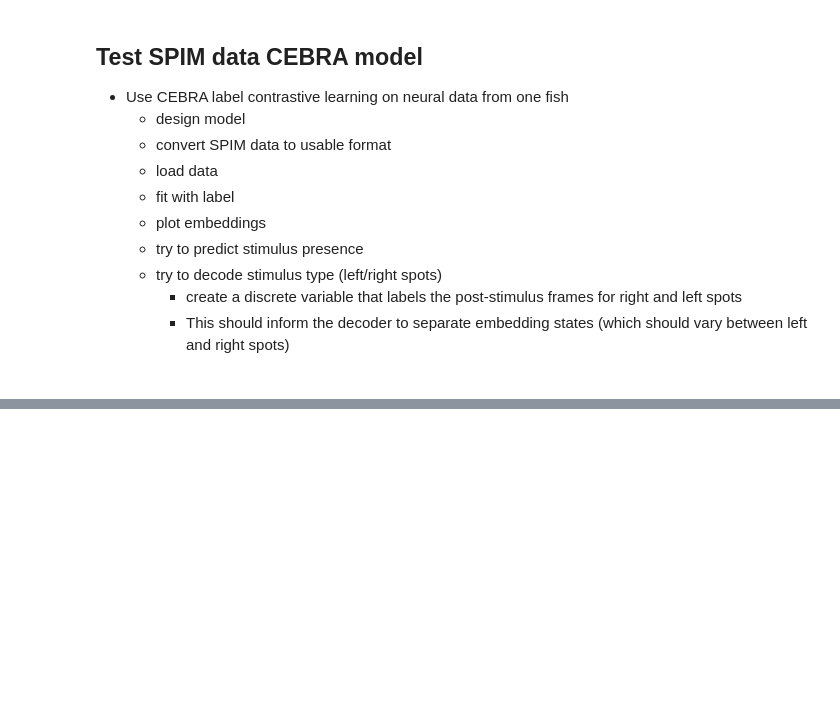
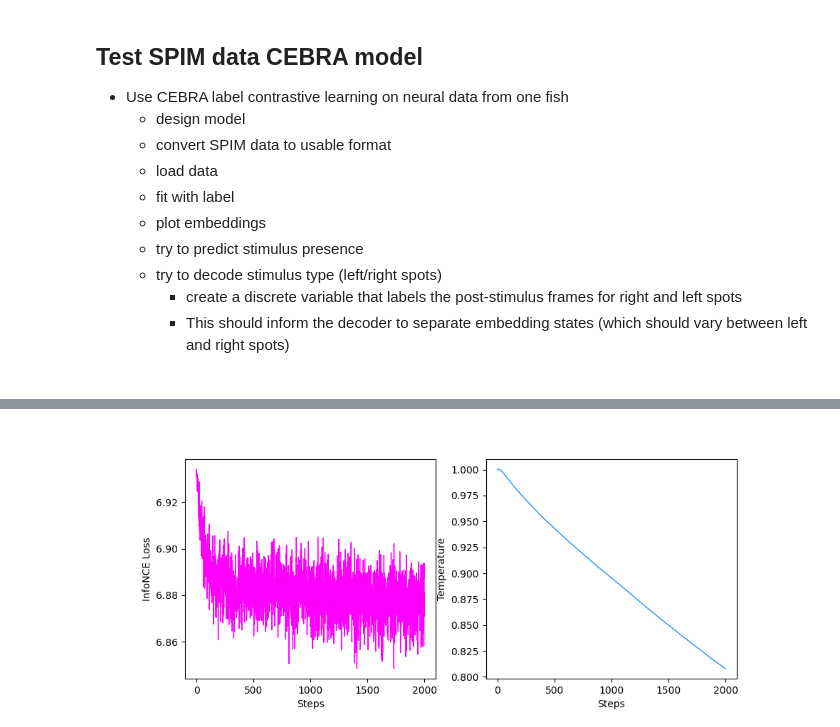
Before and after one commit to tomhagley6/czebra, a Jupyter notebook: test_notebooks/230829/decode_stimulus_laterality_supervised_inferred_spikes.ipynb, the cells around one changed output, grey strips where cells are left out. Drawn from its saved outputs; the diff is of its cells as text; code cells hidden in the pictures; blank space fills up the shorter version.

```diff
--- a/test_notebooks/230829/decode_stimulus_laterality_supervised_inferred_spikes.ipynb
+++ b/test_notebooks/230829/decode_stimulus_laterality_supervised_inferred_spikes.ipynb
@@ -387,12 +420,18 @@ cebra.plot_embedding(embedding=embedding_test, embedding_labels=discrete_test, c
 # %%
 ### plot loss and temperature ###
 
 fig = plt.figure(figsize=(10,4))
 ax1 = plt.subplot(121)
 ax2 = plt.subplot(122)
 
 cebra.plot_loss(cebra_stim_on_model, ax=ax1)
 cebra.plot_temperature(cebra_stim_on_model, ax=ax2)
+
+if SAVE_FIGS:
+    # save this figure to the model folder
+    plt.savefig(f"{model_dir}/v{MODEL_VER}_loss-and-temp")
+# %% [output]
+[figure, added]
 # %%
 ### Decode ###
 ## rewritten to train on training set ##
```
Also changed, not shown: parts of 11 cells of this notebook, 8 other files.
